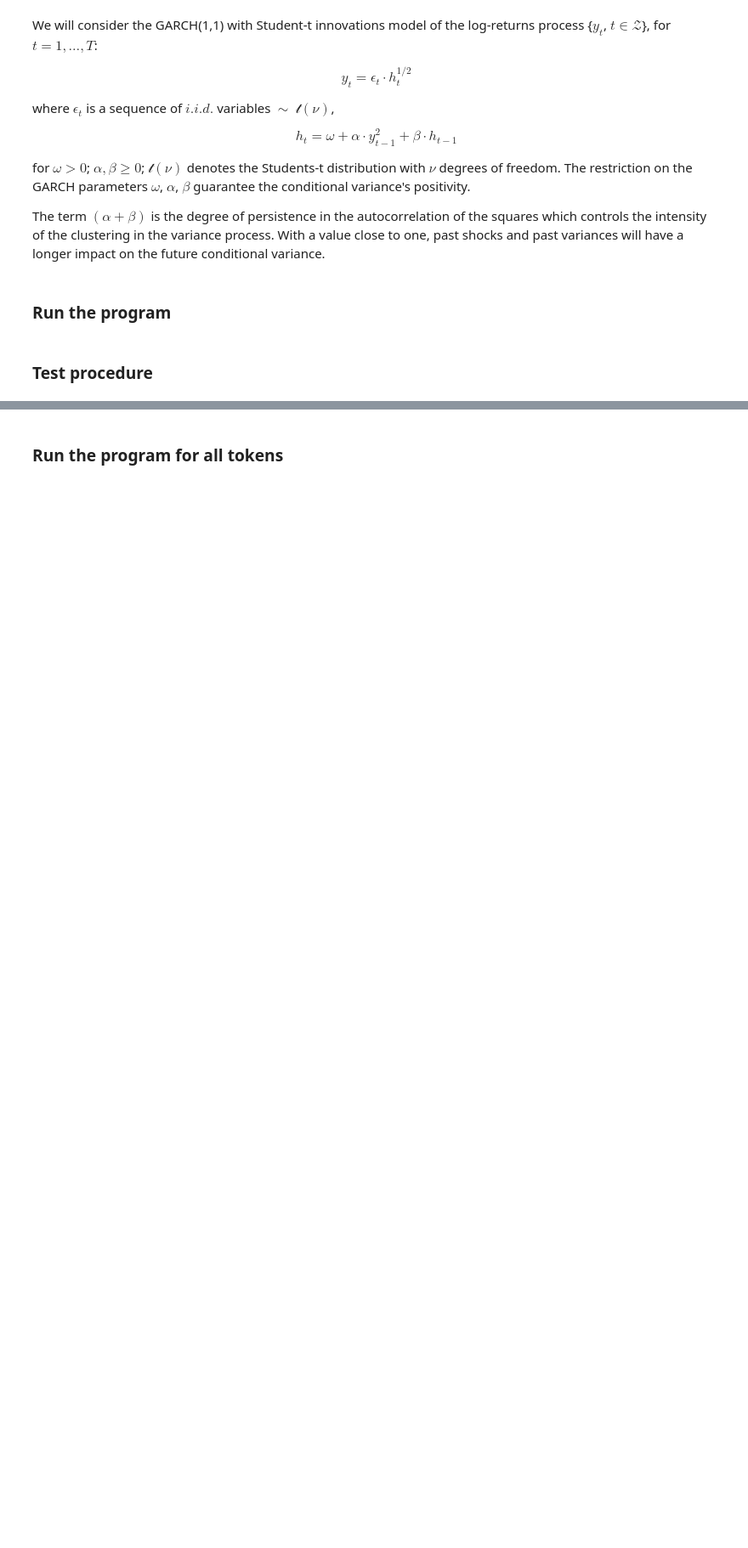
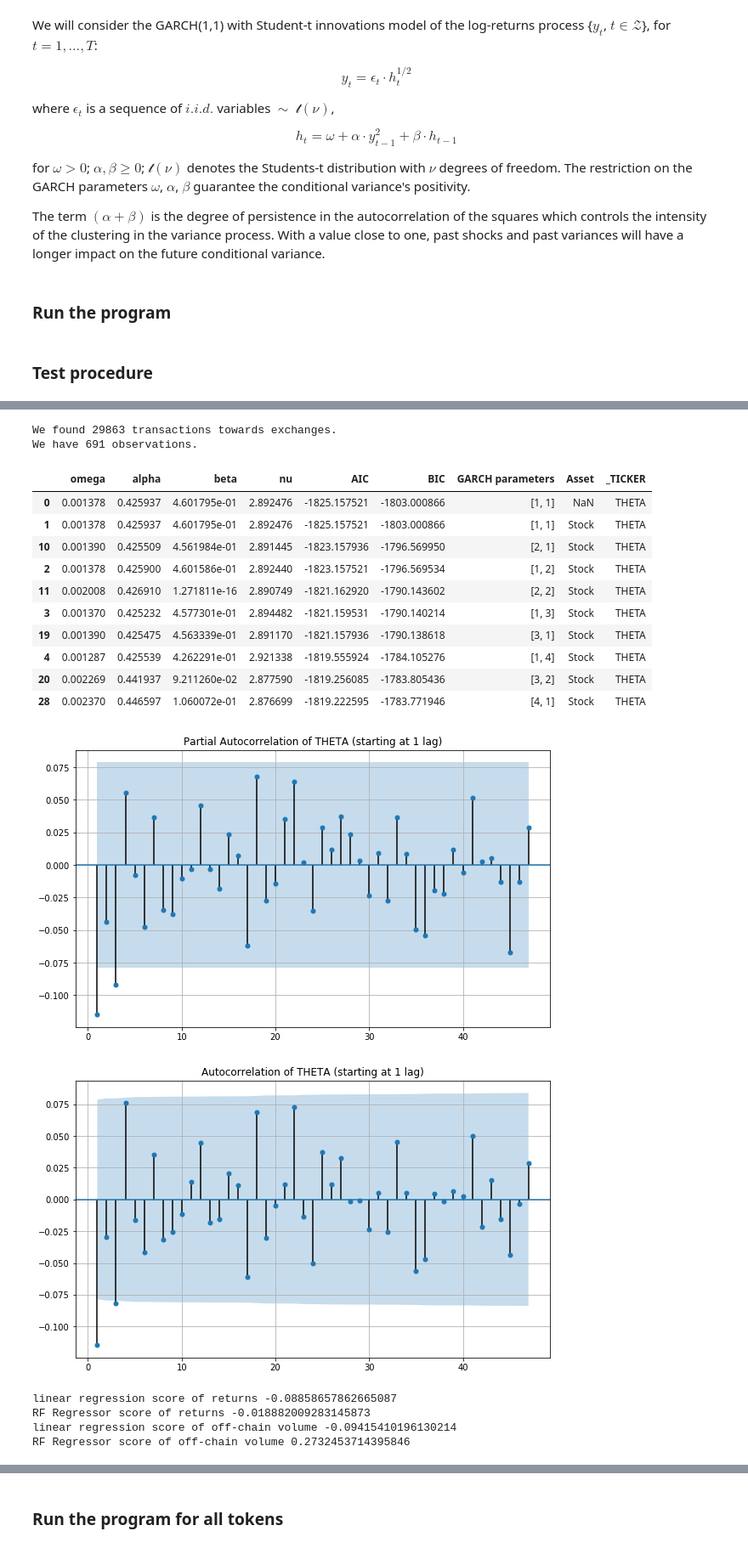
Before and after one commit to vmeylan/machine_learning_for_finance, a Jupyter notebook: notebooks/main_file_all_regressions.ipynb, the cells around one changed output, grey strips where cells are left out. Shown at 85% size. Cells and saved outputs as stored; diff of their text form; code cells hidden in the pictures; blank space fills up the shorter version.

```diff
--- a/notebooks/main_file_all_regressions.ipynb
+++ b/notebooks/main_file_all_regressions.ipynb
@@ -467,0 +567,4 @@ tokens = tokens.drop(['holders','daily_volume','price'], axis = 1)
+# %%
+# hardcode our test procedure
+compute_for_token('0x3883f5e181fccaf8410fa61e12b59bad963fb645', 'THETA')
+# %% [output]
@@ -467,0 +572,19 @@ tokens = tokens.drop(['holders','daily_volume','price'], axis = 1)
+We found 29863 transactions towards exchanges.
+We have 691 observations.
+|  | omega | alpha | beta | nu | AIC | BIC | GARCH parameters | Asset | _TICKER |
+| 0 | 0.001378 | 0.425937 | 4.601795e-01 | 2.892476 | -1825.157521 | -1803.000866 | [1, 1] | NaN | THETA |
+| 1 | 0.001378 | 0.425937 | 4.601795e-01 | 2.892476 | -1825.157521 | -1803.000866 | [1, 1] | Stock | THETA |
+| 10 | 0.001390 | 0.425509 | 4.561984e-01 | 2.891445 | -1823.157936 | -1796.569950 | [2, 1] | Stock | THETA |
+| 2 | 0.001378 | 0.425900 | 4.601586e-01 | 2.892440 | -1823.157521 | -1796.569534 | [1, 2] | Stock | THETA |
+| 11 | 0.002008 | 0.426910 | 1.271811e-16 | 2.890749 | -1821.162920 | -1790.143602 | [2, 2] | Stock | THETA |
+| 3 | 0.001370 | 0.425232 | 4.577301e-01 | 2.894482 | -1821.159531 | -1790.140214 | [1, 3] | Stock | THETA |
+| 19 | 0.001390 | 0.425475 | 4.563339e-01 | 2.891170 | -1821.157936 | -1790.138618 | [3, 1] | Stock | THETA |
+| 4 | 0.001287 | 0.425539 | 4.262291e-01 | 2.921338 | -1819.555924 | -1784.105276 | [1, 4] | Stock | THETA |
+| 20 | 0.002269 | 0.441937 | 9.211260e-02 | 2.877590 | -1819.256085 | -1783.805436 | [3, 2] | Stock | THETA |
+| 28 | 0.002370 | 0.446597 | 1.060072e-01 | 2.876699 | -1819.222595 | -1783.771946 | [4, 1] | Stock | THETA |
+[figure, added]
+[figure, added]
+linear regression score of returns -0.08858657862665087
+RF Regressor score of returns -0.018882009283145873
+linear regression score of off-chain volume -0.09415410196130214
+RF Regressor score of off-chain volume 0.2732453714395846
```
Also changed, not shown: parts of 22 cells of this notebook.
